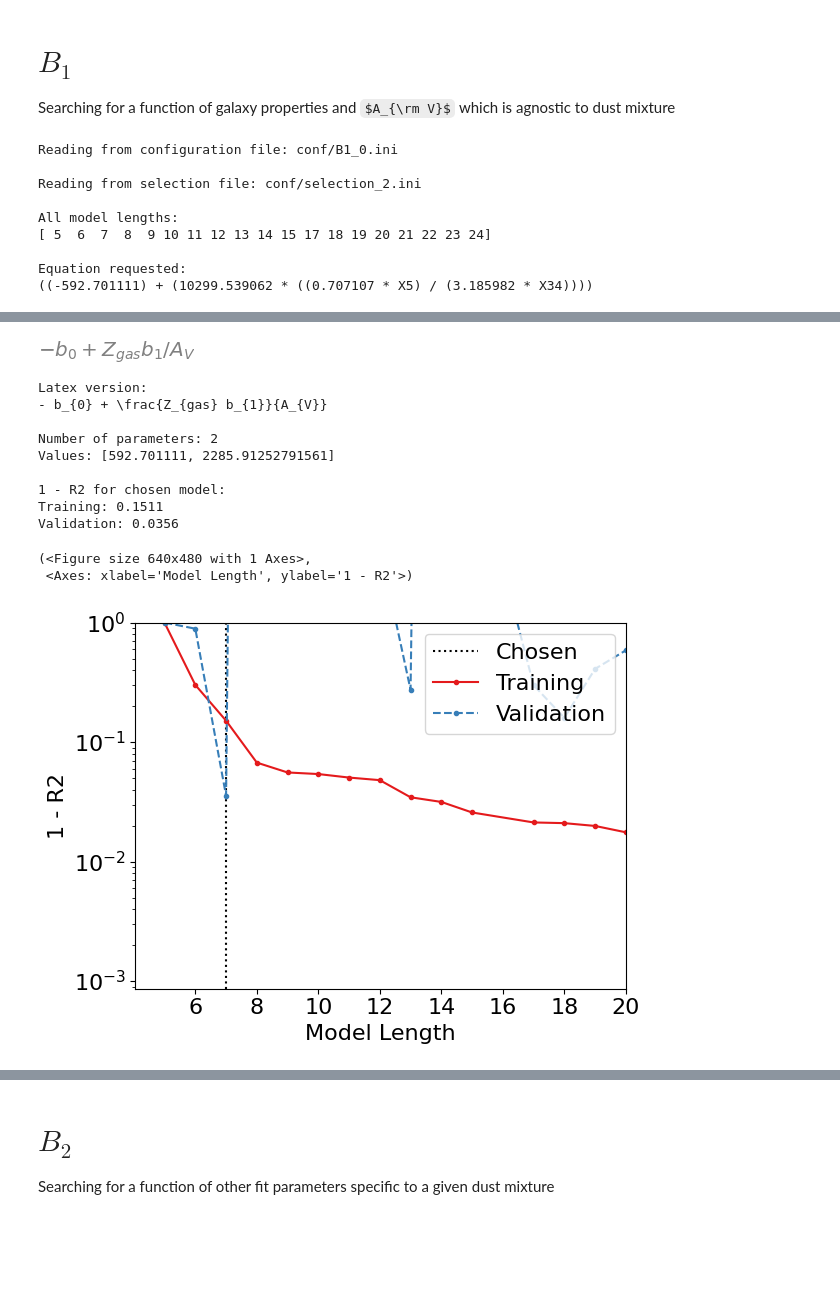
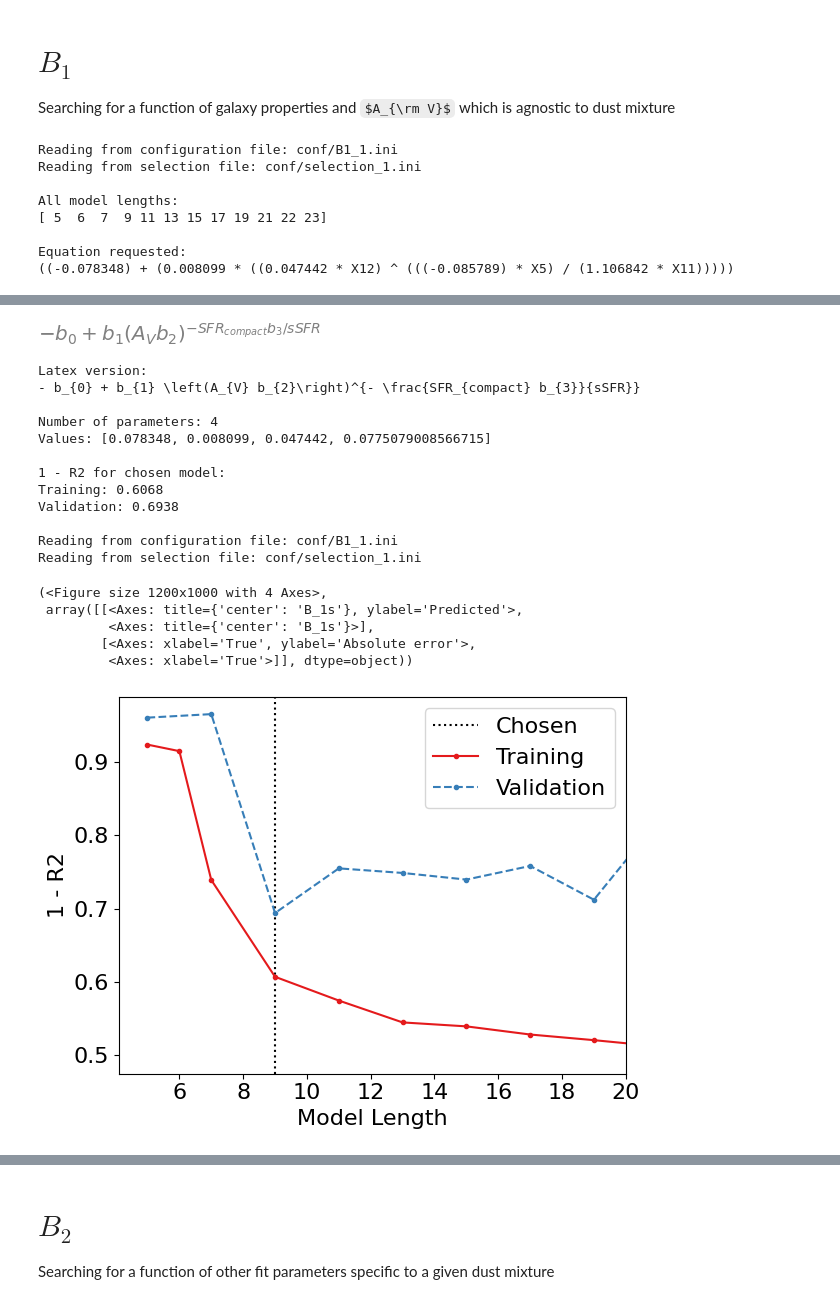
Before and after one commit to maho3/iob-attenuation, a Jupyter notebook: gal_props/gal_prop_results.ipynb, the cells around one changed output, grey strips where cells are left out. Drawn from its saved outputs; the diff is of its cells as text; code cells hidden in the pictures; some formulas as TeX source; blank space fills up the shorter version.

```diff
--- a/gal_props/gal_prop_results.ipynb
+++ b/gal_props/gal_prop_results.ipynb
@@ -127,16 +98,17 @@ Validation: 56.1863
 
 Searching for a function of galaxy properties and $A_{\rm V}$ which is agnostic to dust mixture
 # %%
-ini_file = 'conf/B1_0.ini'; ilen = 7
-importlib.reload(processing_fun)
-processing_fun.plot_pareto(ini_file, ilen=ilen, yvar='R2', yscale='log', loss_max=1.0)
+ini_file = 'conf/B1_0.ini'; ilen = 9
+ini_file = 'conf/B1_1.ini'; ilen = 9
+
+processing_fun.plot_pareto(ini_file, ilen=ilen, yvar='R2', yscale='linear', loss_max=1.0)
+processing_fun.prediction_plots(ini_file, ilen=ilen, frac_error=False)
 # %% [output]
-Reading from configuration file: conf/B1_0.ini
-
-Reading from selection file: conf/selection_2.ini
+Reading from configuration file: conf/B1_1.ini
+Reading from selection file: conf/selection_1.ini
 
 All model lengths:
-[ 5  6  7  8  9 10 11 12 13 14 15 17 18 19 20 21 22 23 24]
+[ 5  6  7  9 11 13 15 17 19 21 22 23]
 
 Equation requested:
-((-592.701111) + (10299.539062 * ((0.707107 * X5) / (3.185982 * X34))))
+((-0.078348) + (0.008099 * ((0.047442 * X12) ^ (((-0.085789) * X5) / (1.106842 * X11)))))
@@ -143,13 +116,19 @@ Equation requested:
-[figure, old version]
+[figure, new version]
-Latex version:
-- b_{0} + \frac{Z_{gas} b_{1}}{A_{V}}
-
-Number of parameters: 2
-Values: [592.701111, 2285.91252791561]
-
-1 - R2 for chosen model:
-Training: 0.1511
-Validation: 0.0356
-(<Figure size 640x480 with 1 Axes>,
- <Axes: xlabel='Model Length', ylabel='1 - R2'>)
+Latex version:
+- b_{0} + b_{1} \left(A_{V} b_{2}\right)^{- \frac{SFR_{compact} b_{3}}{sSFR}}
+
+Number of parameters: 4
+Values: [0.078348, 0.008099, 0.047442, 0.0775079008566715]
+
+1 - R2 for chosen model:
+Training: 0.6068
+Validation: 0.6938
+
+Reading from configuration file: conf/B1_1.ini
+Reading from selection file: conf/selection_1.ini
+(<Figure size 1200x1000 with 4 Axes>,
+ array([[<Axes: title={'center': 'B_1s'}, ylabel='Predicted'>,
+         <Axes: title={'center': 'B_1s'}>],
+        [<Axes: xlabel='True', ylabel='Absolute error'>,
+         <Axes: xlabel='True'>]], dtype=object))
-[figure, old version]
+[figure, new version]
```
Also changed, not shown: parts of 11 cells of this notebook, 30 other files.
